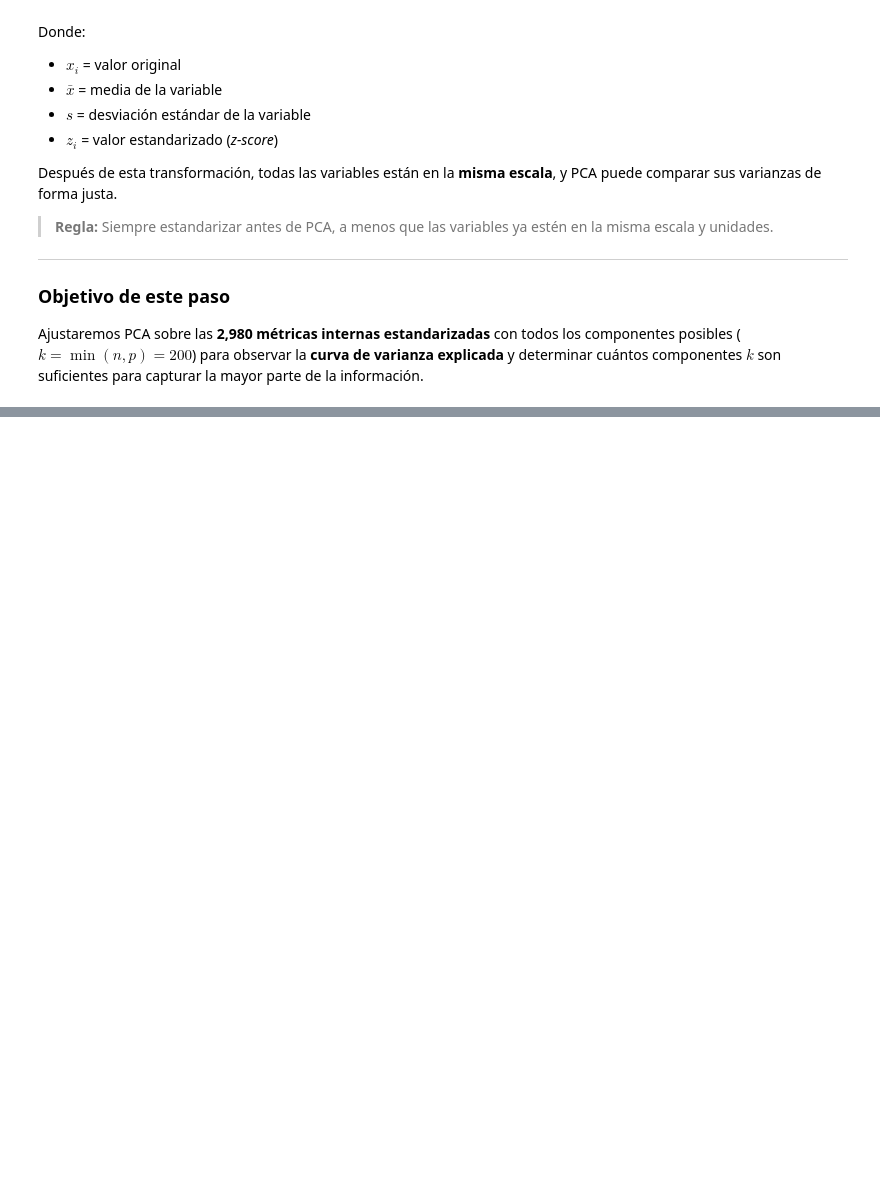
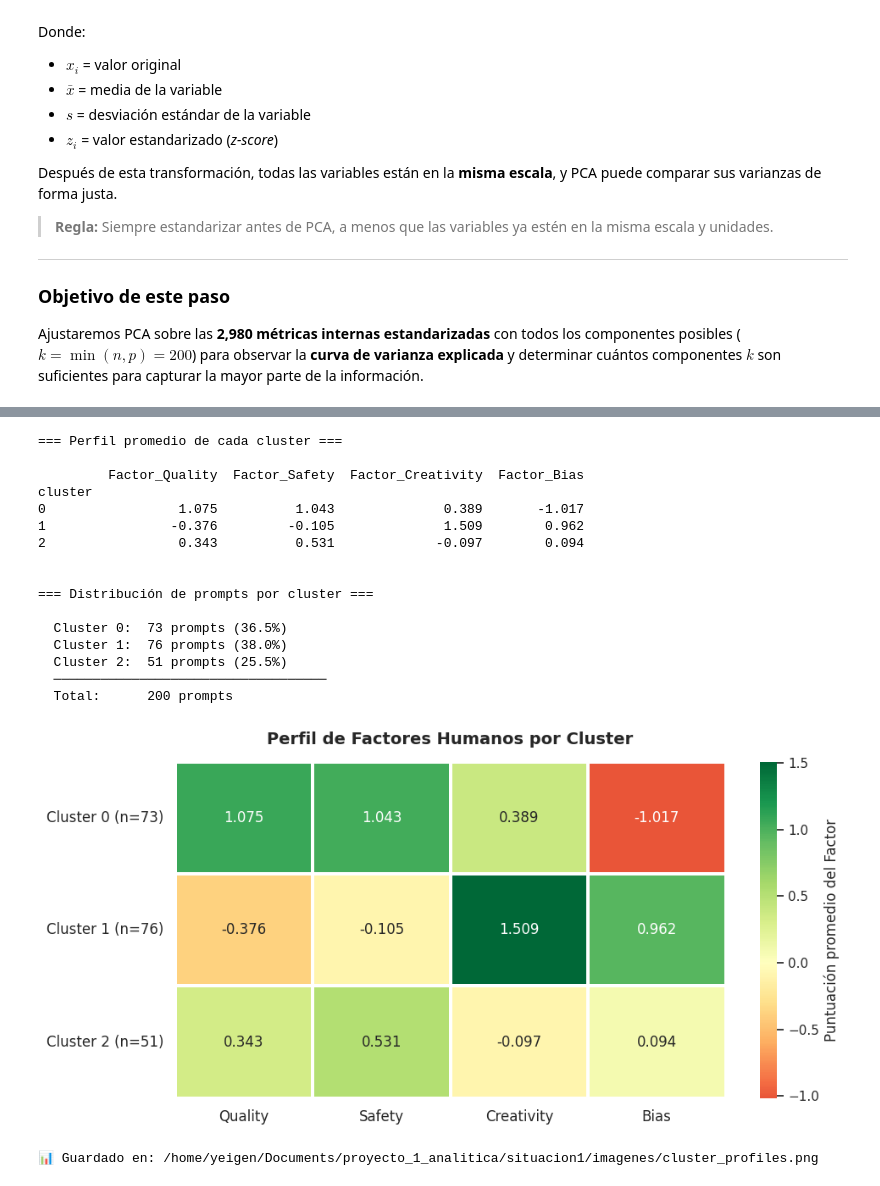
Before and after one commit to yeigen/proyecto-1-analitica, a Jupyter notebook: situacion1/notebook.ipynb, the cells around one changed output, grey strips where cells are left out. Drawn from its saved outputs; the diff is of its cells as text; code cells hidden in the pictures; blank space fills up the shorter version.

```diff
--- a/situacion1/notebook.ipynb
+++ b/situacion1/notebook.ipynb
@@ -917,0 +1719,78 @@ for i in range(10):
+# %%
+# --- Paso 12: Caracterización de Clústeres (Perfilado) ---
+
+# ============================================================
+# 1. CALCULAR PERFILES: Media de cada Factor Humano por cluster
+# ============================================================
+factor_cols = ['Factor_Quality', 'Factor_Safety', 'Factor_Creativity', 'Factor_Bias']
+cluster_means = df.groupby('cluster')[factor_cols].mean()
+
+print("=== Perfil promedio de cada cluster ===\n")
+print(cluster_means.round(3).to_string())
+
+# ============================================================
+# 2. CONTEO DE PROMPTS POR CLUSTER
+# ============================================================
+print("\n\n=== Distribución de prompts por cluster ===\n")
+cluster_counts = df['cluster'].value_counts().sort_index()
+for cluster_id, count in cluster_counts.items():
+    pct = count / len(df) * 100
+    print(f"  Cluster {cluster_id}: {count:3d} prompts ({pct:.1f}%)")
+print(f"  {'─' * 35}")
+print(f"  Total:      {len(df)} prompts")
+
+# ============================================================
+# 3. HEATMAP DE PERFILES
+# ============================================================
+fig, ax = plt.subplots(figsize=(10, 5))
+
+sns.heatmap(
+    cluster_means,
+    annot=True,           # Mostrar valores numéricos en cada celda
+    fmt='.3f',            # 3 decimales
+    cmap='RdYlGn',        # Rojo → Amarillo → Verde
+    center=0,             # Amarillo = 0 (neutral)
+    linewidths=1.5,       # Grosor de las líneas de separación
+    linecolor='white',
+    square=False,
+    cbar_kws={'label': 'Puntuación promedio del Factor'},
+    ax=ax
+)
+
+# Etiquetas con contexto (cantidad de prompts)
+ylabels = [f'Cluster {i} (n={cluster_counts[i]})' for i in cluster_means.index]
+ax.set_yticklabels(ylabels, rotation=0, fontsize=12)
+ax.set_xticklabels(
+    ['Quality', 'Safety', 'Creativity', 'Bias'],
+    rotation=0, fontsize=12
+)
+ax.set_title(
+    'Perfil de Factores Humanos por Cluster',
+    fontsize=14, fontweight='bold', pad=15
+)
+ax.set_ylabel('')
+ax.set_xlabel('')
+
+plt.tight_layout()
+plt.savefig(f'{IMG_PATH}cluster_profiles.png', dpi=150, bbox_inches='tight')
+plt.show()
+print(f"\n📊 Guardado en: {IMG_PATH}cluster_profiles.png")
+# %% [output]
+=== Perfil promedio de cada cluster ===
+
+         Factor_Quality  Factor_Safety  Factor_Creativity  Factor_Bias
+cluster
+0                 1.075          1.043              0.389       -1.017
+1                -0.376         -0.105              1.509        0.962
+2                 0.343          0.531             -0.097        0.094
+
+
+=== Distribución de prompts por cluster ===
+
+  Cluster 0:  73 prompts (36.5%)
+  Cluster 1:  76 prompts (38.0%)
+  Cluster 2:  51 prompts (25.5%)
+  ───────────────────────────────────
+  Total:      200 prompts
+[figure, added]
+📊 Guardado en: /home/yeigen/Documents/proyecto_1_analitica/situacion1/imagenes/cluster_profiles.png
```
Also changed, not shown: parts of 14 cells of this notebook.
